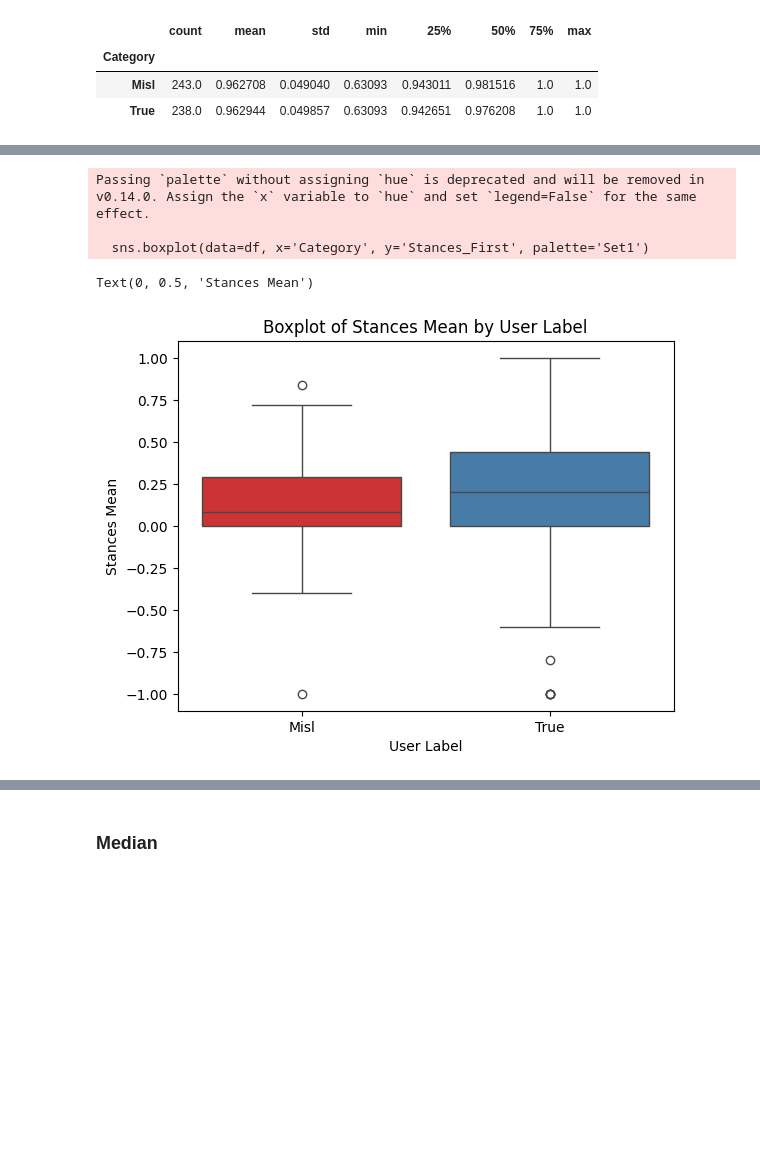
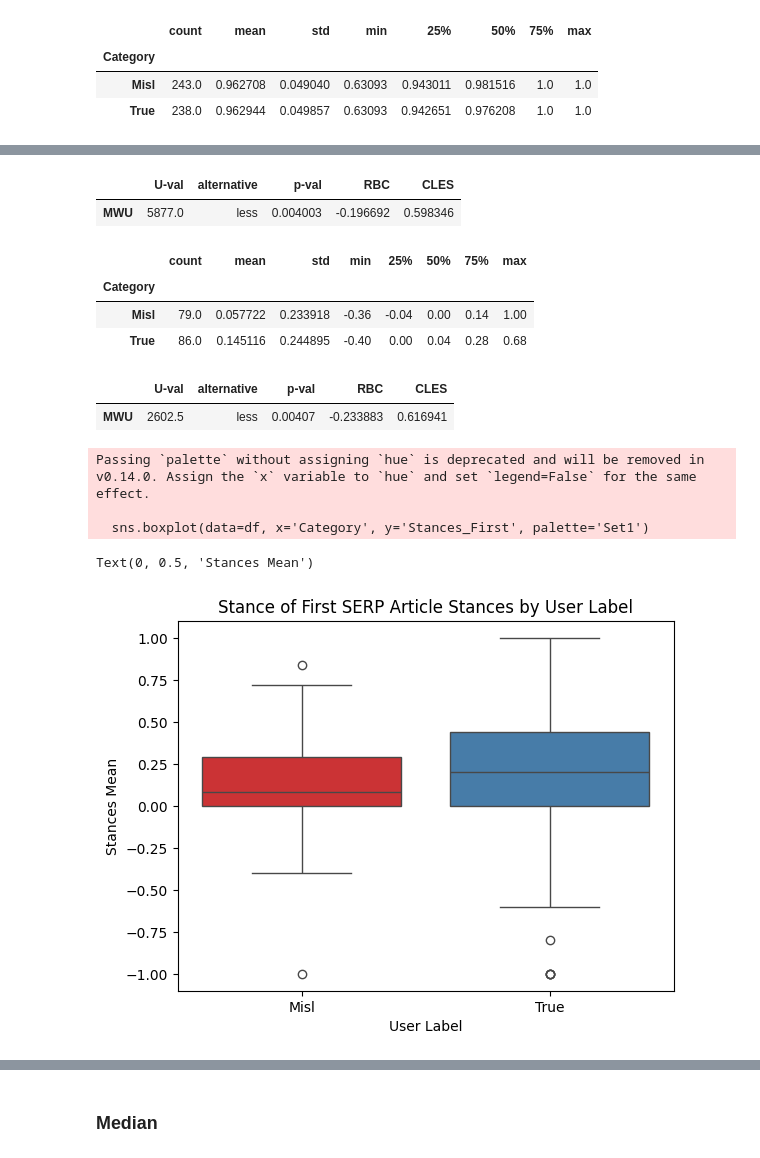
Before and after one commit to danielbauer1860/vericlaim, a Jupyter notebook: score_calculation/feature_exploration.ipynb, the cells around one changed output, grey strips where cells are left out. Drawn from its saved outputs; the diff is of its cells as text; code cells hidden in the pictures; blank space fills up the shorter version.

Commit message:
intro updated; results restructure started

```diff
--- a/score_calculation/feature_exploration.ipynb
+++ b/score_calculation/feature_exploration.ipynb
@@ -107,3 +162,6 @@ def retrieve_params(label_dict_list, positions=False, headlines=False):
 df['Features_Raw']= df['Labels'].apply(retrieve_params)
 df['Features_Pos']= df['Labels'].apply(lambda x: retrieve_params(x, positions=True, headlines=False))
 df['Features_H']= df['Labels'].apply(lambda x: retrieve_params(x, positions=False, headlines=True))
+df['Features_HP']= df['Labels'].apply(lambda x: retrieve_params(x, positions=True, headlines=True))
+# %%
+df = df[df['Features_Raw'].notna()]
@@ -308,0 +439,16 @@ Text(0, 0.5, 'Stances Mean')
+# %%
+def retrieve_first_contradicting(feat_dict):
+    if pd.isna(feat_dict):
+        return np.nan
+
+    stance_list = feat_dict['article_stances']
+    serp_positions = feat_dict['article_serp_positions']
+
+    for stance, position in zip(stance_list, serp_positions):
+        if stance < 0:
+            return position
+        else:
+            np.nan
+
+df['First_Contradicting'] = df['Features_Raw'].apply(retrieve_first_contradicting)
+df['First_Contradicting']
@@ -322,4 +513,5 @@ def retrieve_serp_results(feat_dict, position=1):
 
     return np.nan
 # %%
-df['Stances_First'] = df['Features_Raw'].apply(lambda x: retrieve_serp_results(x, position=[1,2,3]))
+df['Stances_First'] = df['Features_Raw'].apply(lambda x: retrieve_serp_results(x, position=[1]))
+df['Stances_Last'] = df['Features_Raw'].apply(lambda x: retrieve_serp_results(x, position=[10]))
@@ -333,11 +571,34 @@ df.groupby('Category')['Stances_First'].describe()
+# %%
+pg.normality(data=df, dv='Stances_First', group='Category') #not normally distributed
+pg.mwu(x=df.loc[df['Category'] == 'Misl', 'Stances_First'],
+                y=df.loc[df['Category'] == 'True', 'Stances_First'],
+                alternative='less') #Mann-Whitney U (testing if Misl (Group 1) is higher than True (Group 2) -> differences statistically significant, but with a small effect size (RBC < 0.3)
+# %% [output]
+|  | U-val | alternative | p-val | RBC | CLES |
+| MWU | 5877.0 | less | 0.004003 | -0.196692 | 0.598346 |
+# %%
+df.groupby('Category')['Stances_Last'].describe()
+# %% [output]
+|  | count | mean | std | min | 25% | 50% | 75% | max |
+| Category |  |  |  |  |  |  |  |  |
+| Misl | 79.0 | 0.057722 | 0.233918 | -0.36 | -0.04 | 0.00 | 0.14 | 1.00 |
+| True | 86.0 | 0.145116 | 0.244895 | -0.40 | 0.00 | 0.04 | 0.28 | 0.68 |
+# %%
+pg.normality(data=df, dv='Stances_Last', group='Category') #not normally distributed
+pg.mwu(x=df.loc[df['Category'] == 'Misl', 'Stances_Last'],
+                y=df.loc[df['Category'] == 'True', 'Stances_Last'],
+                alternative='less') #Mann-Whitney U (testing if Misl (Group 1) is higher than True (Group 2) -> differences statistically significant, but with a small effect size (RBC < 0.3)
+# %% [output]
+|  | U-val | alternative | p-val | RBC | CLES |
+| MWU | 2602.5 | less | 0.00407 | -0.233883 | 0.616941 |
 # %%
 sns.boxplot(data=df, x='Category', y='Stances_First', palette='Set1')
-plt.title('Boxplot of Stances Mean by User Label')
+plt.title('Stance of First SERP Article Stances by User Label')
 plt.xlabel('User Label')
 plt.ylabel('Stances Mean')
 # %% [output]
 Passing `palette` without assigning `hue` is deprecated and will be removed in v0.14.0. Assign the `x` variable to `hue` and set `legend=False` for the same effect.
 
   sns.boxplot(data=df, x='Category', y='Stances_First', palette='Set1')
 Text(0, 0.5, 'Stances Mean')
-[figure, old version]
+[figure, new version]
```
Also changed, not shown: parts of 76 cells of this notebook, 25 other files.
